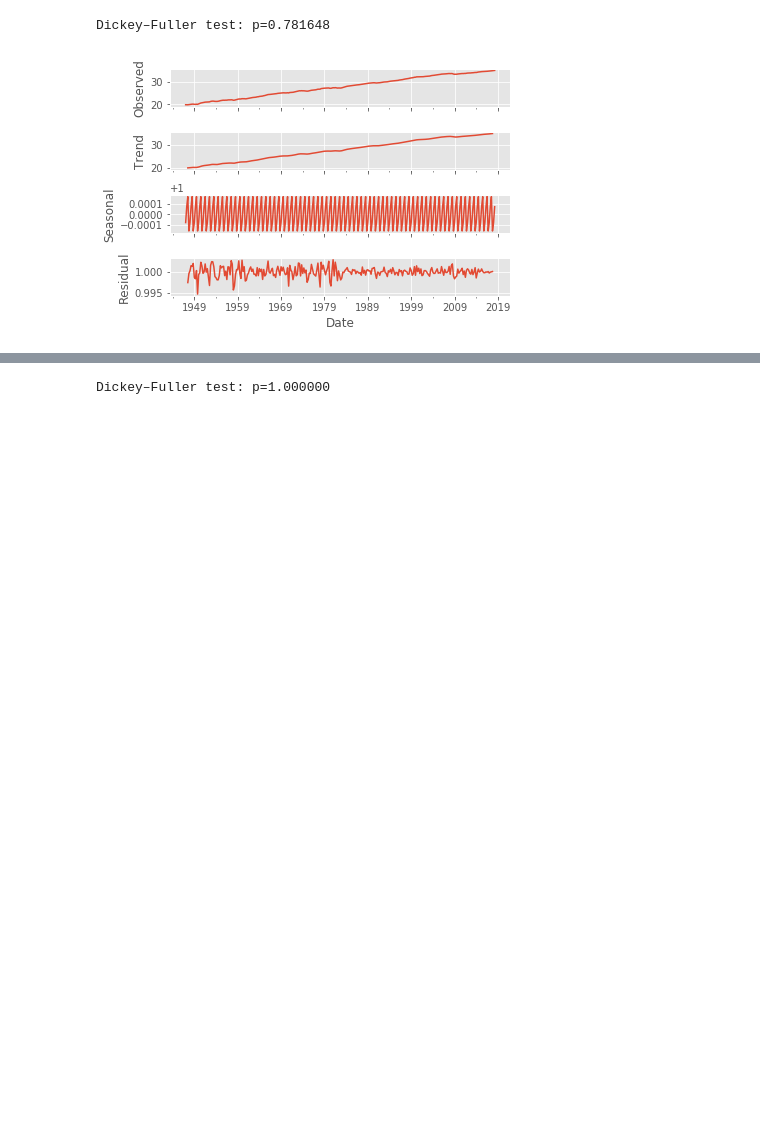
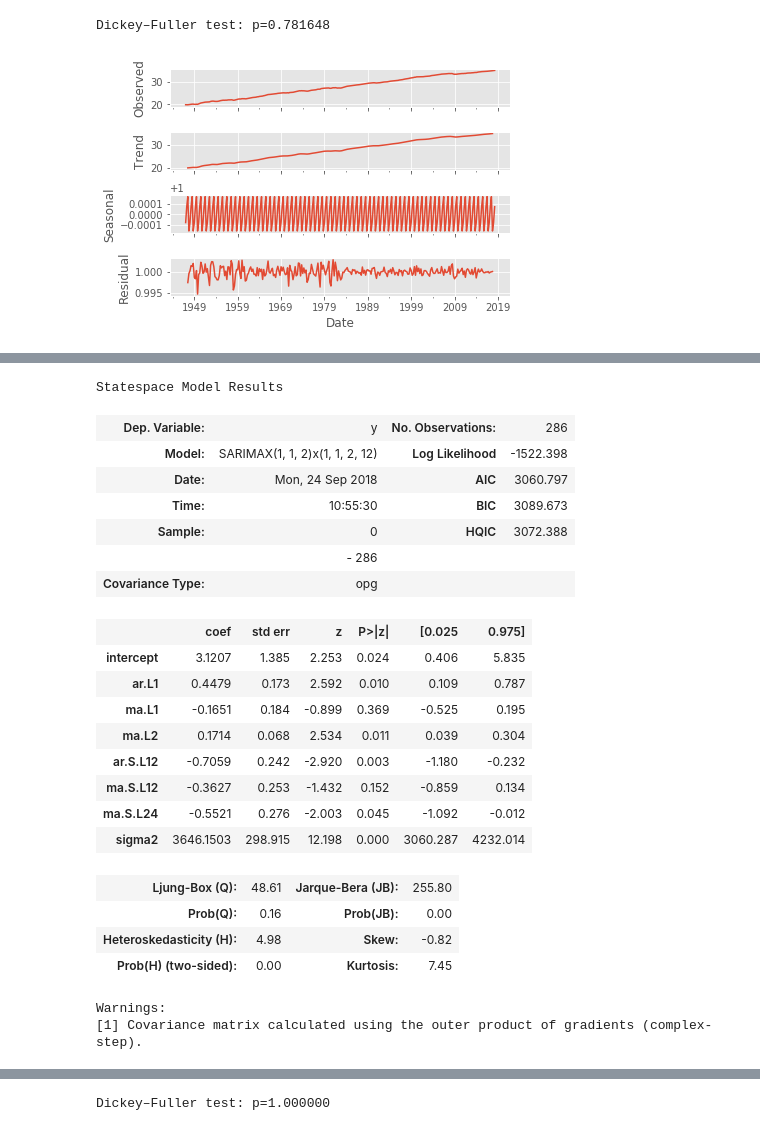
Before and after one commit to dast1/gdp_prediction, a Jupyter notebook: SARIMAX.ipynb, the cells around one changed output, grey strips where cells are left out. Drawn from its saved outputs; the diff is of its cells as text; code cells hidden in the pictures; blank space fills up the shorter version.

```diff
--- a/SARIMAX.ipynb
+++ b/SARIMAX.ipynb
@@ -68 +68,27 @@ Total fit time: 193.868 seconds
 3060.7969932677556
+# %%
+gdp_sarima_model.summary()
+# %% [output]
+Statespace Model Results
+| Dep. Variable: | y | No. Observations: | 286 |
+| Model: | SARIMAX(1, 1, 2)x(1, 1, 2, 12) | Log Likelihood | -1522.398 |
+| Date: | Mon, 24 Sep 2018 | AIC | 3060.797 |
+| Time: | 10:55:30 | BIC | 3089.673 |
+| Sample: | 0 | HQIC | 3072.388 |
+|  | - 286 |  |  |
+| Covariance Type: | opg |  |  |
+|  | coef | std err | z | P>|z| | [0.025 | 0.975] |
+| intercept | 3.1207 | 1.385 | 2.253 | 0.024 | 0.406 | 5.835 |
+| ar.L1 | 0.4479 | 0.173 | 2.592 | 0.010 | 0.109 | 0.787 |
+| ma.L1 | -0.1651 | 0.184 | -0.899 | 0.369 | -0.525 | 0.195 |
+| ma.L2 | 0.1714 | 0.068 | 2.534 | 0.011 | 0.039 | 0.304 |
+| ar.S.L12 | -0.7059 | 0.242 | -2.920 | 0.003 | -1.180 | -0.232 |
+| ma.S.L12 | -0.3627 | 0.253 | -1.432 | 0.152 | -0.859 | 0.134 |
+| ma.S.L24 | -0.5521 | 0.276 | -2.003 | 0.045 | -1.092 | -0.012 |
+| sigma2 | 3646.1503 | 298.915 | 12.198 | 0.000 | 3060.287 | 4232.014 |
+| Ljung-Box (Q): | 48.61 | Jarque-Bera (JB): | 255.80 |
+| Prob(Q): | 0.16 | Prob(JB): | 0.00 |
+| Heteroskedasticity (H): | 4.98 | Skew: | -0.82 |
+| Prob(H) (two-sided): | 0.00 | Kurtosis: | 7.45 |
+Warnings:
+[1] Covariance matrix calculated using the outer product of gradients (complex-step).
```
Also changed, not shown: parts of 5 cells of this notebook, 2 other files.
